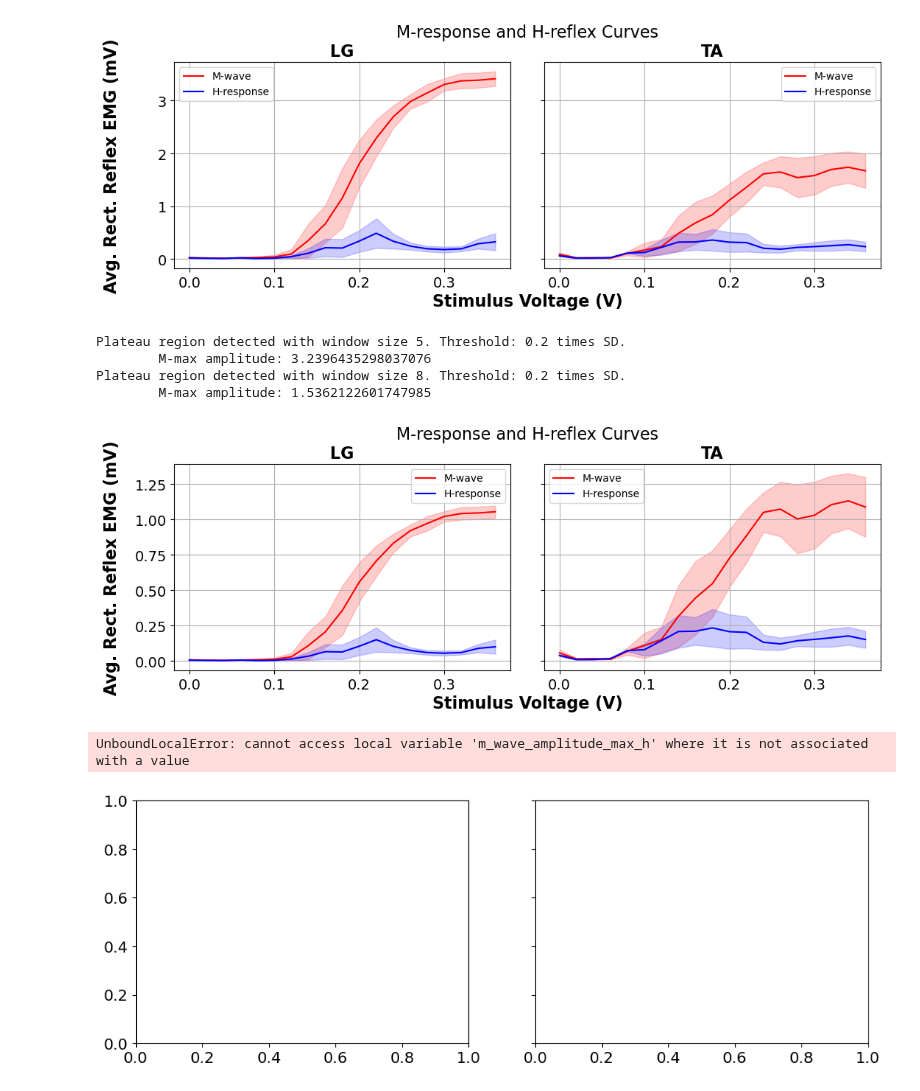
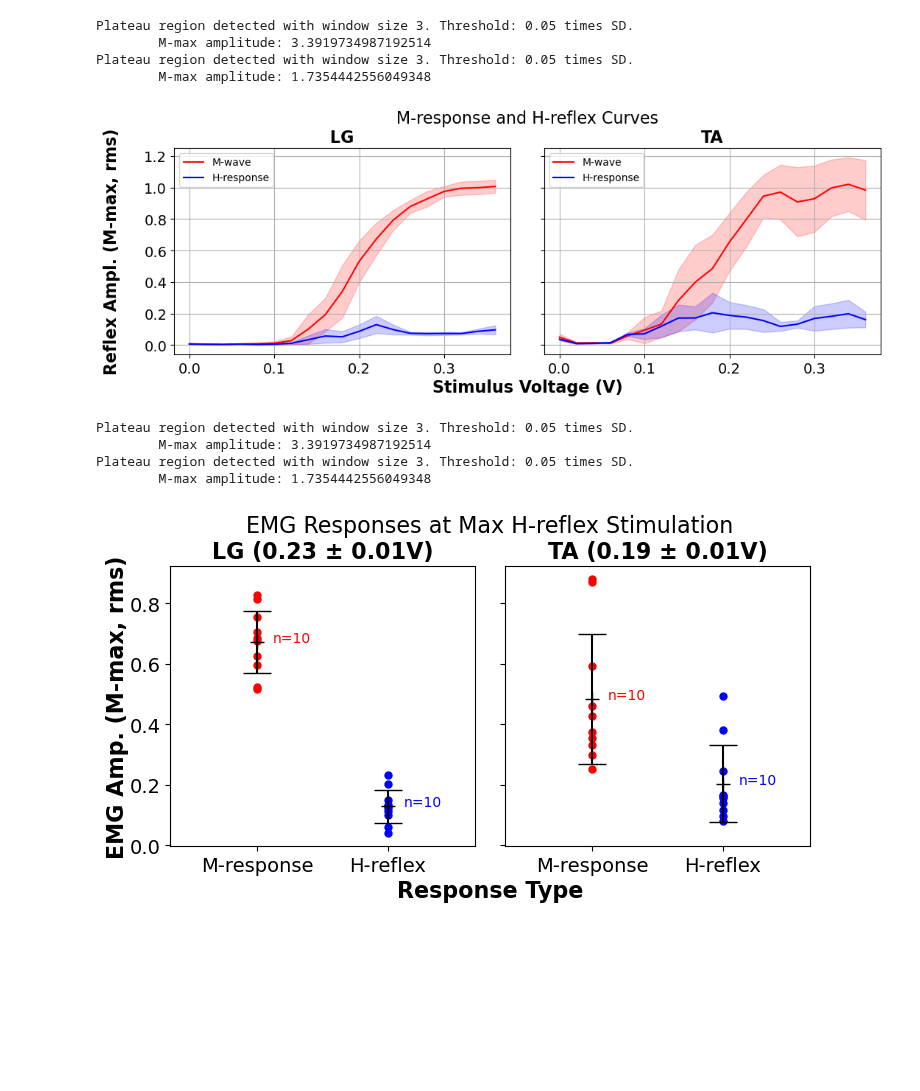
Before and after one commit to AEWorthy/MonStim-Analyzer, a Jupyter notebook: main.ipynb, the cells around one changed output. Saved outputs shown, nothing was run; the diff lists cells and outputs as text; code cells hidden in the pictures; blank space fills up the shorter version.

```diff
--- a/main.ipynb
+++ b/main.ipynb
@@ -39,6 +33,8 @@ dataset index 11: old versions
 # %%
 # Define dataset of interest for downstream analysis.
-dataset_idx = 2
-dataset_oi = Analyze_EMG.dataset_oi(dataset_dict, datasets, dataset_idx)
+dataset_idx = 4
+sessions_to_exclude = []
+
+dataset_oi = Analyze_EMG.dataset_oi(dataset_dict, datasets, dataset_idx, emg_sessions_to_exclude=sessions_to_exclude)
 dataset_oi.dataset_parameters()
 # %% [output]
@@ -82,15 +81,17 @@ Plateau region detected with window size 11. Threshold: 0.2 times SD.
 # %%
-dataset_oi.plot_reflex_curves(channel_names=channel_names, method='rms')
+# dataset_oi.plot_reflex_curves(channel_names=channel_names, method='rms')
 dataset_oi.plot_reflex_curves(channel_names=channel_names, method='rms', relative_to_mmax=True)
 # %% [output]
+Plateau region detected with window size 3. Threshold: 0.05 times SD.
+        M-max amplitude: 3.3919734987192514
+Plateau region detected with window size 3. Threshold: 0.05 times SD.
+        M-max amplitude: 1.7354442556049348
-[figure, old version]
+[figure, new version]
-Plateau region detected with window size 5. Threshold: 0.2 times SD.
-        M-max amplitude: 3.2396435298037076
-Plateau region detected with window size 8. Threshold: 0.2 times SD.
-        M-max amplitude: 1.5362122601747985
-[figure, removed]
 # %%
 dataset_oi.plot_max_h_reflex(channel_names=channel_names, method='rms', relative_to_mmax=True)
 # %% [output]
-UnboundLocalError: cannot access local variable 'm_wave_amplitude_max_h' where it is not associated with a value
+Plateau region detected with window size 3. Threshold: 0.05 times SD.
+        M-max amplitude: 3.3919734987192514
+Plateau region detected with window size 3. Threshold: 0.05 times SD.
+        M-max amplitude: 1.7354442556049348
-[figure, old version]
+[figure, new version]
```
Also changed, not shown: parts of 4 cells of this notebook, 3 other files.
